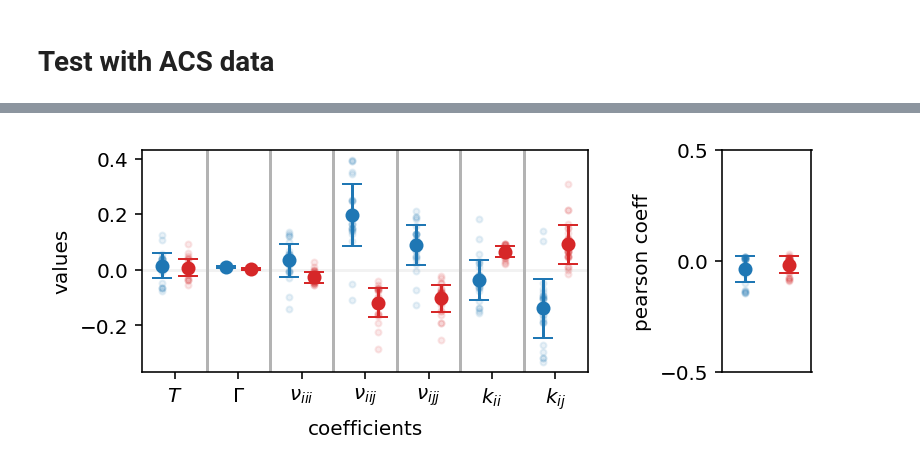
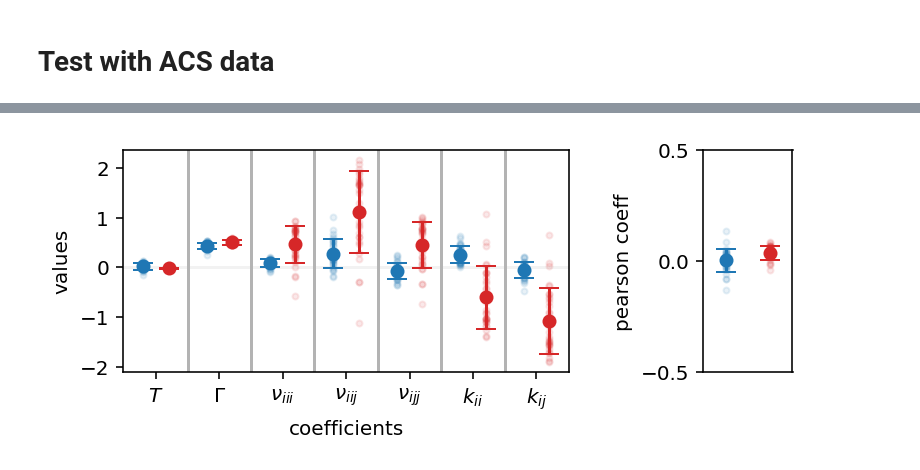
Before and after one commit to dsseara/sociohydro, a Jupyter notebook: inference/inference_test.ipynb, the cells around one changed output, grey strips where cells are left out. Saved outputs shown, nothing was run; the diff lists cells and outputs as text; code cells hidden in the pictures.

```diff
--- a/inference/inference_test.ipynb
+++ b/inference/inference_test.ipynb
@@ -261,13 +264,19 @@ def get_data(file, year=1990, region="all"):
 xs = []
 ys = []
 ts = []
+ts_interp = []
 
-# take LA, Fulton, Cook, Wayne, NYC, Harris
-idxs = [3, 14, 15, 18, 22, 33]
+# LA, Fulton, Cook, Wayne, NYC, Harris
+# idxs = [3, 14, 15, 18, 22, 33]
+idxs = [15, 18, 22]
 for idx in idxs:
     datafile = datafiles[idx]
+
+    # get times and interp times
     with h5py.File(datafile, "r") as d:
         t = np.array([int(k) for k in list(d.keys())])
+    t_interp = np.linspace(t[0], t[-1], 101)
+
     ϕW = []
     ϕB = []
     for year in t:
@@ -277,17 +286,21 @@ for idx in idxs:
 
     # white demographic data
     ϕW = np.asarray(ϕW)
-    ϕW_smooth = ndimage.gaussian_filter(np.nan_to_num(ϕW), σ,
-                                        axes=[1, 2])
-    ϕW_smooth[np.isnan(ϕW)] = np.nan
-    ϕWs.append(ϕW_smooth)
+    ϕW_smooth = ndimage.gaussian_filter(np.nan_to_num(ϕW),
+                                        σ, axes=[1, 2])
+    cubicW = interpolate.interp1d(t, ϕW_smooth, axis=0, kind="cubic")
+    ϕW_smooth_interp = cubicW(t_interp)
+    ϕW_smooth_interp[:, np.any(np.isnan(ϕW), axis=0)] = np.nan
+    ϕWs.append(ϕW_smooth_interp)
 
     # black demographic data
     ϕB = np.asarray(ϕB)
-    ϕB_smooth = ndimage.gaussian_filter(np.nan_to_num(ϕB), σ,
-                                        axes=[1, 2])
-    ϕB_smooth[np.isnan(ϕB)] = np.nan
-    ϕBs.append(ϕB_smooth)
+    ϕB_smooth = ndimage.gaussian_filter(np.nan_to_num(ϕB),
+                                        σ, axes=[1, 2])
+    cubicB = interpolate.interp1d(t, ϕB_smooth, axis=0, kind="cubic")
+    ϕB_smooth_interp = cubicB(t_interp)
+    ϕB_smooth_interp[:, np.any(np.isnan(ϕB), axis=0)] = np.nan
+    ϕBs.append(ϕB_smooth_interp)
 
     # x position data
     xx /= 1000
@@ -299,3 +312,4 @@ for idx in idxs:
 
     # t data
     ts.append(t)
+    ts_interp.append(t_interp)
@@ -302,4 +335,4 @@ for idx in idxs:
 # %%
 inferer = SociohydroInfer2D(ϕWs, ϕBs,
-                            xs, ys, ts,
+                            xs, ys, ts_interp,
                             t_dim = 0)
@@ -336,33 +449,33 @@ for demo_code, color, offset in zip(["W", "B"], ["C0", "C3"], [-0.2, +0.2]):
     xvals = pd.Categorical(demo_df.name).codes+offset
 
     ax.plot(xvals, demo_df.val, ".", color=color, alpha=0.1)
     ax.errorbar(np.arange(7)+offset,
                 demo_df.groupby("name").mean().reset_index().val.values,
                 yerr=demo_df.groupby("name").std().reset_index().val.values,
                 fmt="o", color=color, capsize=5)
 
 
 ax.set(xticks=range(7), xticklabels=pd.Categorical(coef_df.name).categories.values,
        ylabel="values", xlabel="coefficients");
 for n in range(1, len(coef_df.name.unique())):
     ax.axvline(n - 0.5, color="0.7")
 
 ax.axhline(0, color="0.95", zorder=-1)
 
 
 axp = ax.inset_axes([1.3, 0, 0.2, 1])
 axp.plot([0] * len(pWs), pWs, "C0.", alpha=0.1)
 axp.errorbar([0], np.mean(pWs), yerr=np.std(pWs),
              fmt="o", color="C0", capsize=5)
 axp.plot([1] * len(pBs), pBs, "C3.", alpha=0.1)
 axp.errorbar([1], np.mean(pBs), yerr=np.std(pBs),
              fmt="o", color="C3", capsize=5)
 axp.set(xlim=[-0.5, 1.5], xticks=[],
         ylim=[-0.5, 0.5], yticks=[-0.5, 0, 0.5],
         ylabel="pearson coeff")
 
 savefolder = "/project/vitelli/dsseara/schelling/data/2024-06-05_inference/"
-fig.savefig(os.path.join(savefolder, f"2024-06-24_coefficients_allFeatures_trainPct{train_pct}_sigma{σ}.pdf"),
-           bbox_inches="tight")
+# fig.savefig(os.path.join(savefolder, f"2024-06-27_coefficients_allFeatures_trainPct{train_pct}_sigma{σ}.pdf"),
+#            bbox_inches="tight")
 # %% [output]
-[figure, old version]
+[figure, new version]
```
Also changed, not shown: parts of 6 cells of this notebook.
